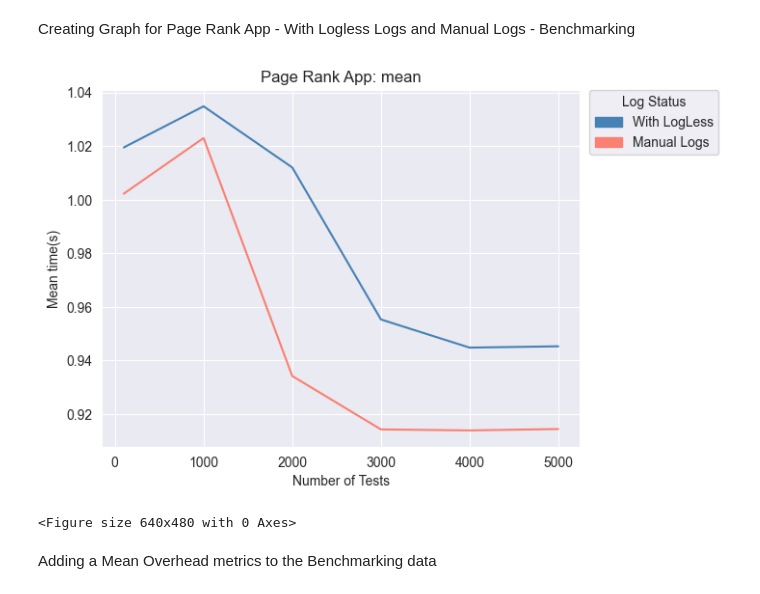
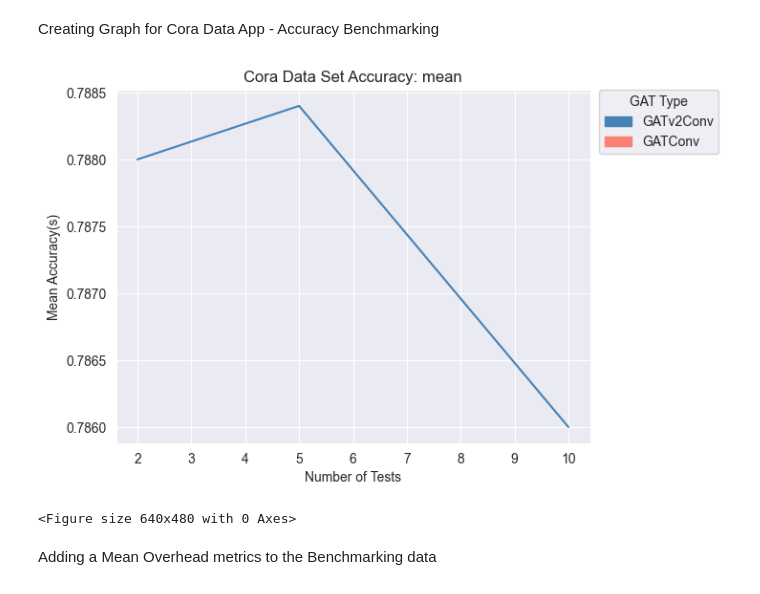
Before and after one commit to kushagrasoni/CS598_DLH_GAT_Implementation, a Jupyter notebook: benchmarks/graphing.ipynb, the cells around one changed output. Cells and saved outputs as stored; diff of their text form; code cells hidden in the pictures.

Commit message:
* More Benchmarking code

```diff
--- a/benchmarks/graphing.ipynb
+++ b/benchmarks/graphing.ipynb
@@ -28,27 +15,28 @@ all_data
 # %%
-page_rank_app = all_data.loc[all_data['app_name'] == '301_pagerank']
+cora_app = all_data.loc[all_data['dataset'] == 'cora']
 # %% [markdown]
-Creating Graph for Page Rank App - With Logless Logs and Manual Logs - Benchmarking
+Creating Graph for Cora Data App - Accuracy Benchmarking
 # %%
 pagerank_app_mean = sns.lineplot(
-    data=page_rank_app,
+    data=cora_app,
     x="num_tests",
     y="mean",
-    hue="log_status",
-    palette = sns.color_palette(palette = ["SteelBlue" , "Salmon"])).set(title='Page Rank App: mean',
+    hue="gat_type",
+    palette = sns.color_palette(palette = ["SteelBlue" , "Salmon"])).set(title='Cora Data Set Accuracy: mean',
                                                                         xlabel='Number of Tests',
-                                                                        ylabel='Mean time(s)')
+                                                                        ylabel='Mean Accuracy(s)')
 
-logless_logs = mpatches.Patch(color='SteelBlue', label='With LogLess')
-manual_logs = mpatches.Patch(color='Salmon', label='Manual Logs')
+logless_logs = mpatches.Patch(color='SteelBlue', label='GATv2Conv')
+manual_logs = mpatches.Patch(color='Salmon', label='GATConv')
 
-plt.legend(handles=[logless_logs, manual_logs], title='Log Status', bbox_to_anchor=(1.02, 1), loc='upper left', borderaxespad=0)
+plt.legend(handles=[logless_logs, manual_logs], title='GAT Type', bbox_to_anchor=(1.02, 1), loc='upper left',
+           borderaxespad=0)
 
 
 plt.show()
-plt.savefig('pagerank_app_mean.png')
+plt.savefig('cora_gat.png')
 # %% [output]
-[figure, old version]
+[figure, new version]
 <Figure size 640x480 with 0 Axes>
 # %% [markdown]
 Adding a Mean Overhead metrics to the Benchmarking data
```
Also changed, not shown: parts of 1 cell of this notebook, 3 other files.
